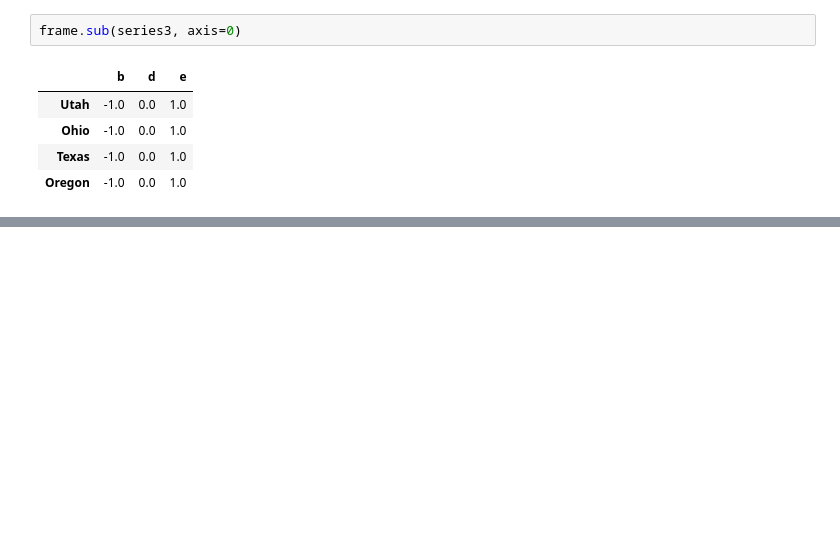
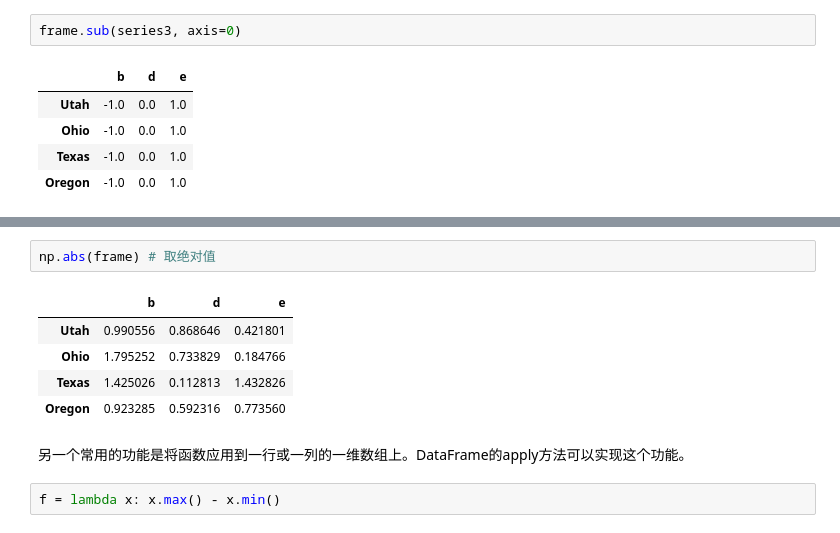
Before and after one commit to roohom/Program_100Days, a Jupyter notebook: Data Analysis/pratices/pandas 5.2.ipynb, the cells around one changed output, grey strips where cells are left out. Drawn from its saved outputs; the diff is of its cells as text; blank space fills up the shorter version.

```diff
--- a/Data Analysis/pratices/pandas 5.2.ipynb
+++ b/Data Analysis/pratices/pandas 5.2.ipynb
@@ -651,0 +669,12 @@ frame.sub(series3, axis=0)
+# %%
+np.abs(frame) # 取绝对值
+# %% [output]
+|  | b | d | e |
+| Utah | 0.990556 | 0.868646 | 0.421801 |
+| Ohio | 1.795252 | 0.733829 | 0.184766 |
+| Texas | 1.425026 | 0.112813 | 1.432826 |
+| Oregon | 0.923285 | 0.592316 | 0.773560 |
+# %% [markdown]
+另一个常用的功能是将函数应用到一行或一列的一维数组上。DataFrame的apply方法可以实现这个功能。
+# %%
+f = lambda x: x.max() - x.min()
```
Also changed, not shown: parts of 13 cells of this notebook.
